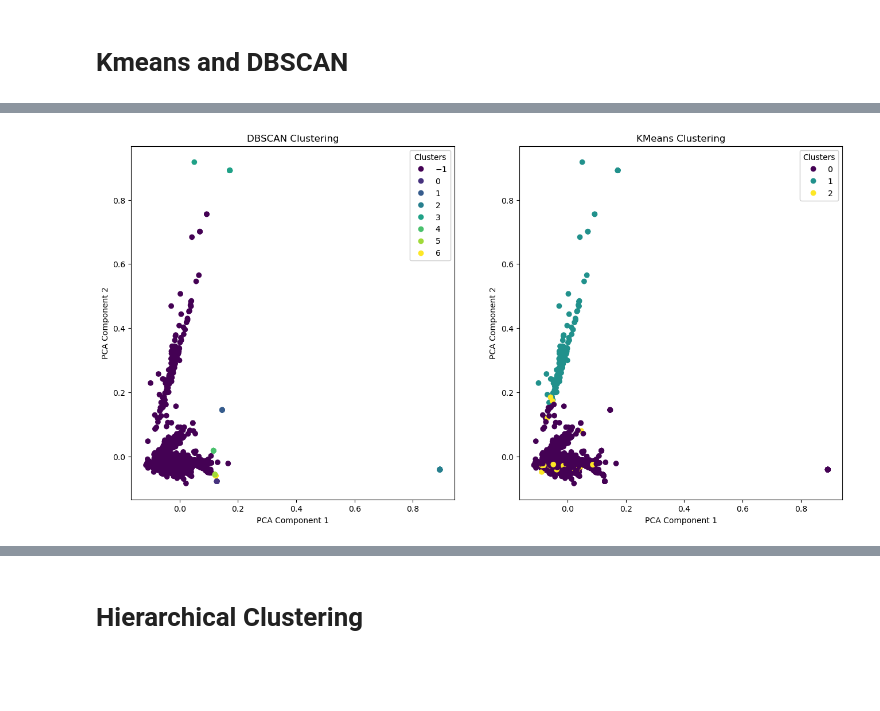
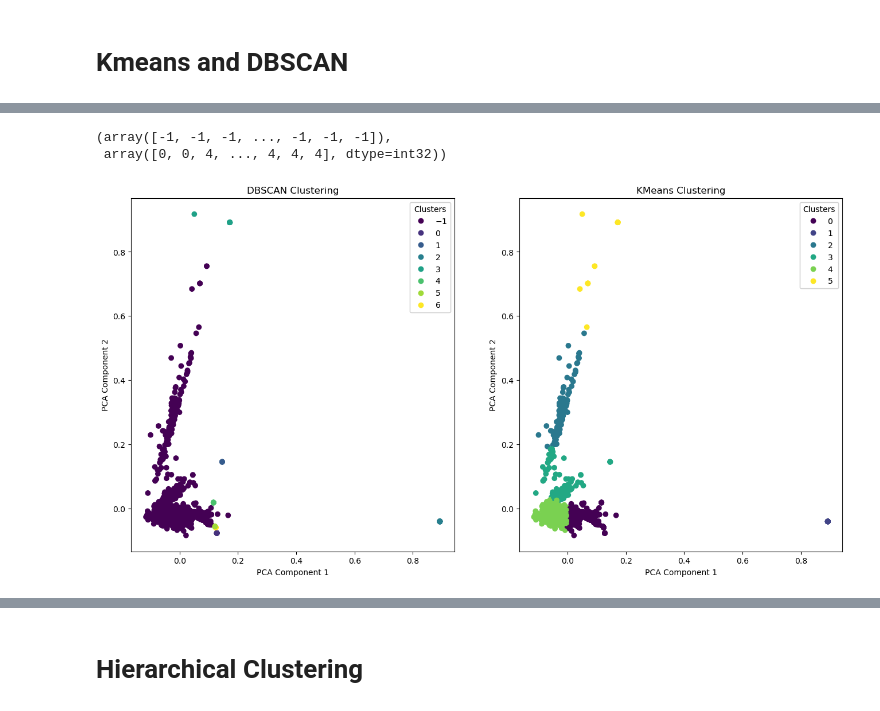
Before and after one commit to anly501/dsan-5000-project-dheerajoruganty, a Jupyter notebook: dsan-website/5000-website/clustering/clustering.ipynb, the cells around one changed output, grey strips where cells are left out. Cells and saved outputs as stored; diff of their text form; code cells hidden in the pictures; blank space fills up the shorter version.

```diff
--- a/dsan-website/5000-website/clustering/clustering.ipynb
+++ b/dsan-website/5000-website/clustering/clustering.ipynb
@@ -45,47 +104,31 @@ from collections import defaultdict
+# %%
+# Apply KMeans clustering
+kmeans = KMeans(n_clusters=6, random_state=0)
+kmeans_labels = kmeans.fit_predict(reduced_features)
+
+dbscan_labels, kmeans_labels
+# %% [output]
+(array([-1, -1, -1, ..., -1, -1, -1]),
+ array([0, 0, 4, ..., 4, 4, 4], dtype=int32))
 # %%
-df = pd.read_csv('../data/CleanedData.csv')
-
-
-vectorizer = TfidfVectorizer(stop_words='english')
-text_features = vectorizer.fit_transform(df['title'])
-
-# No need to scale the features as TF-IDF produces normalized vectors
-pca = PCA(n_components=2)
-reduced_features = pca.fit_transform(text_features.toarray())
-
-# Apply DBSCAN clustering
-dbscan = DBSCAN(eps=0.5, min_samples=5)
-dbscan_labels = dbscan.fit_predict(text_features)
-
-# Apply KMeans clustering
-kmeans = KMeans(n_clusters=3, random_state=0)
-kmeans_labels = kmeans.fit_predict(text_features)
-
-# Apply Mean Shift clustering
-# meanshift = MeanShift(bandwidth=None)  # Bandwidth will be estimated by the algorithm
-# meanshift_labels = meanshift.fit_predict(text_features)
-
-dbscan_labels, kmeans_labels
-
-
 fig, ax = plt.subplots(1, 2, figsize=(16, 8))
 
 # DBSCAN
 scatter = ax[0].scatter(reduced_features[:, 0], reduced_features[:, 1], c=dbscan_labels, cmap='viridis', marker='o')
 ax[0].set_title('DBSCAN Clustering')
 ax[0].set_xlabel('PCA Component 1')
 ax[0].set_ylabel('PCA Component 2')
 legend1 = ax[0].legend(*scatter.legend_elements(), title="Clusters")
 ax[0].add_artist(legend1)
 
 # KMeans
 scatter = ax[1].scatter(reduced_features[:, 0], reduced_features[:, 1], c=kmeans_labels, cmap='viridis', marker='o')
 ax[1].set_title('KMeans Clustering')
 ax[1].set_xlabel('PCA Component 1')
 ax[1].set_ylabel('PCA Component 2')
 legend2 = ax[1].legend(*scatter.legend_elements(), title="Clusters")
 ax[1].add_artist(legend2)
 
 plt.show()
 # %% [output]
-[figure, old version]
+[figure, new version]
```
Also changed, not shown: parts of 16 cells of this notebook, 8 other files.
